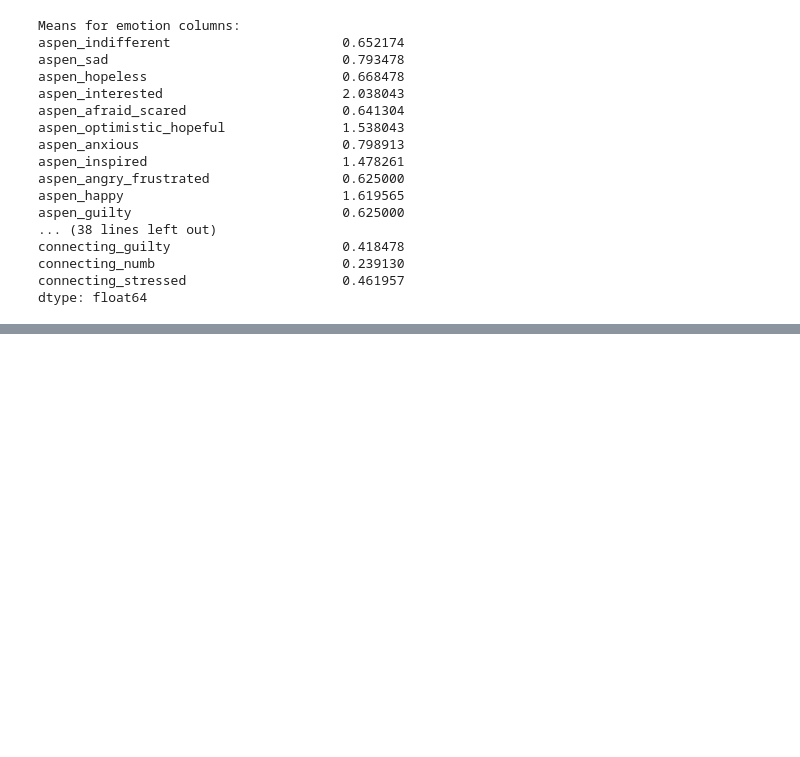
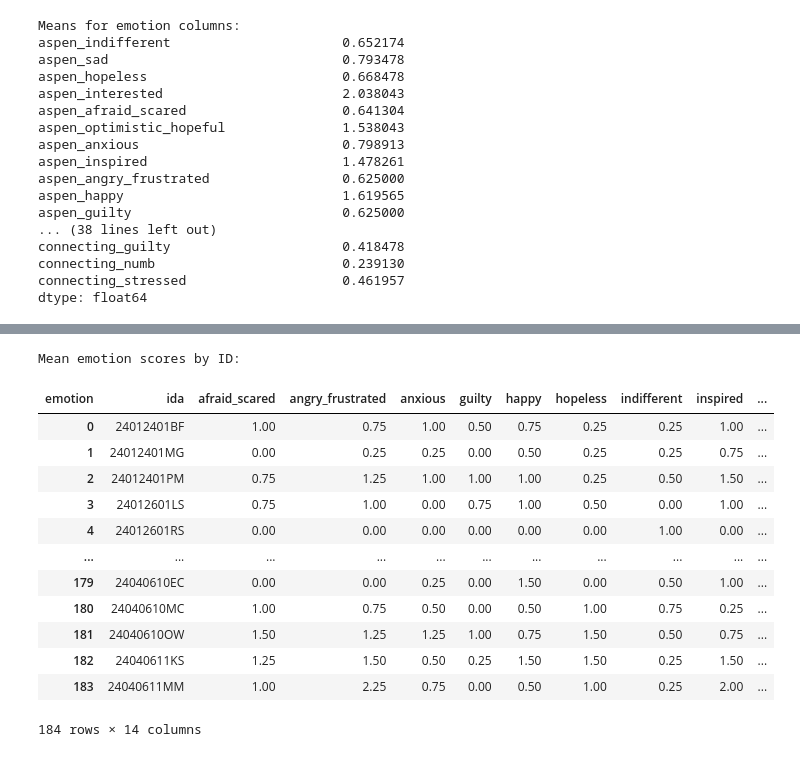
Before and after one commit to Hailcyon/AISL-data-analysis, a Jupyter notebook: numericize_emotions.ipynb, the cells around one changed output, grey strips where cells are left out. Saved outputs shown, nothing was run; the diff lists cells and outputs as text; code cells hidden in the pictures; blank space fills up the shorter version.

```diff
--- a/numericize_emotions.ipynb
+++ b/numericize_emotions.ipynb
@@ -127,3 +128,16 @@ connecting_guilty                      0.418478
 connecting_numb                        0.239130
 connecting_stressed                    0.461957
 dtype: float64
+# %%
+emotions_by_section_numeric = pd.read_excel('c:/Users/Hailey Sherman/ClimateOfHopeData/Data_2025/emotions_by_section_df.xlsx')
+
+# Define the columns to convert (all columns except 'ida' and 'emotion')
+columns_to_convert = [col for col in emotions_by_section_numeric.columns if col not in ['ida', 'emotion']]
+
+# Convert the columns using the same response_map
+for col in columns_to_convert:
+    emotions_by_section_numeric[col] = emotions_by_section_numeric[col].map(response_map)
+
+# Display the updated dataframe
+print("\nConverted emotions by section dataframe:")
+display(emotions_by_section_numeric)
@@ -129,0 +159,7 @@ dtype: float64
+# %%
+# Create a new column 'mean_emotion_score' that averages all numeric columns
+emotions_by_section_numeric['mean_emotion_score'] = emotions_by_section_numeric[columns_to_convert].mean(axis=1)
+
+# Display the updated dataframe with the new column
+print("\nEmotions by section dataframe with mean scores:")
+display(emotions_by_section_numeric)
@@ -129,0 +181,27 @@ dtype: float64
+# %%
+# Create a pivot table to get mean scores for each emotion by ida
+emotions_mean_by_ida = emotions_by_section_numeric.pivot_table(
+    index='ida',
+    columns='emotion',
+    values='mean_emotion_score',
+    aggfunc='mean'
+).reset_index()
+
+# Display the resulting dataframe
+print("\nMean emotion scores by ID:")
+display(emotions_mean_by_ida)
+# %% [output]
+Mean emotion scores by ID:
+| emotion | ida | afraid_scared | angry_frustrated | anxious | guilty | happy | hopeless | indifferent | inspired | ... |
+| 0 | 24012401BF | 1.00 | 0.75 | 1.00 | 0.50 | 0.75 | 0.25 | 0.25 | 1.00 | ... |
+| 1 | 24012401MG | 0.00 | 0.25 | 0.25 | 0.00 | 0.50 | 0.25 | 0.25 | 0.75 | ... |
+| 2 | 24012401PM | 0.75 | 1.25 | 1.00 | 1.00 | 1.00 | 0.25 | 0.50 | 1.50 | ... |
+| 3 | 24012601LS | 0.75 | 1.00 | 0.00 | 0.75 | 1.00 | 0.50 | 0.00 | 1.00 | ... |
+| 4 | 24012601RS | 0.00 | 0.00 | 0.00 | 0.00 | 0.00 | 0.00 | 1.00 | 0.00 | ... |
+| ... | ... | ... | ... | ... | ... | ... | ... | ... | ... | ... |
+| 179 | 24040610EC | 0.00 | 0.00 | 0.25 | 0.00 | 1.50 | 0.00 | 0.50 | 1.00 | ... |
+| 180 | 24040610MC | 1.00 | 0.75 | 0.50 | 0.00 | 0.50 | 1.00 | 0.75 | 0.25 | ... |
+| 181 | 24040610OW | 1.50 | 1.25 | 1.25 | 1.00 | 0.75 | 1.50 | 0.50 | 0.75 | ... |
+| 182 | 24040611KS | 1.25 | 1.50 | 0.50 | 0.25 | 1.50 | 1.50 | 0.25 | 1.50 | ... |
+| 183 | 24040611MM | 1.00 | 2.25 | 0.75 | 0.00 | 0.50 | 1.00 | 0.25 | 2.00 | ... |
+184 rows × 14 columns
```
Also changed, not shown: parts of 5 cells of this notebook, 1 other file.
